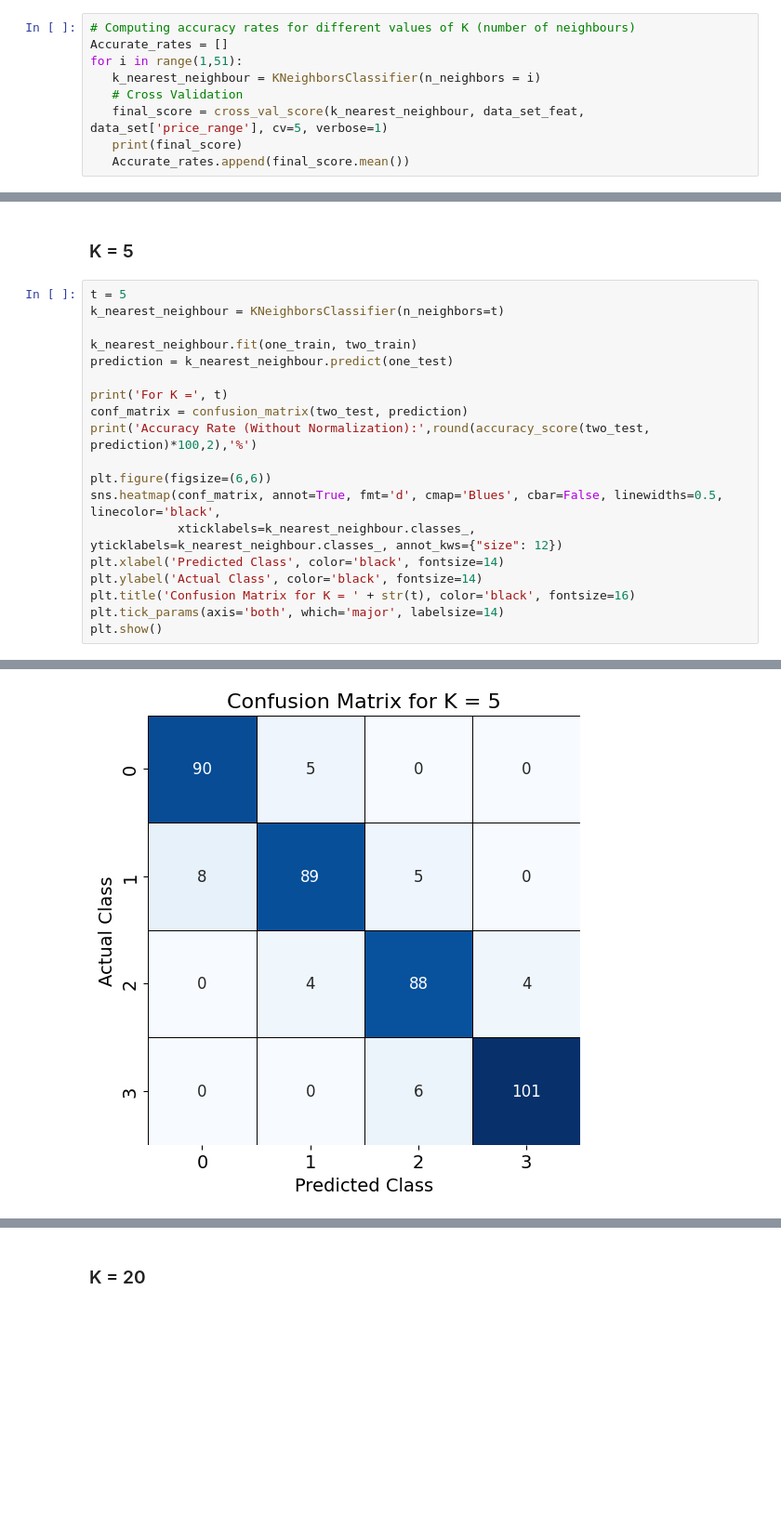
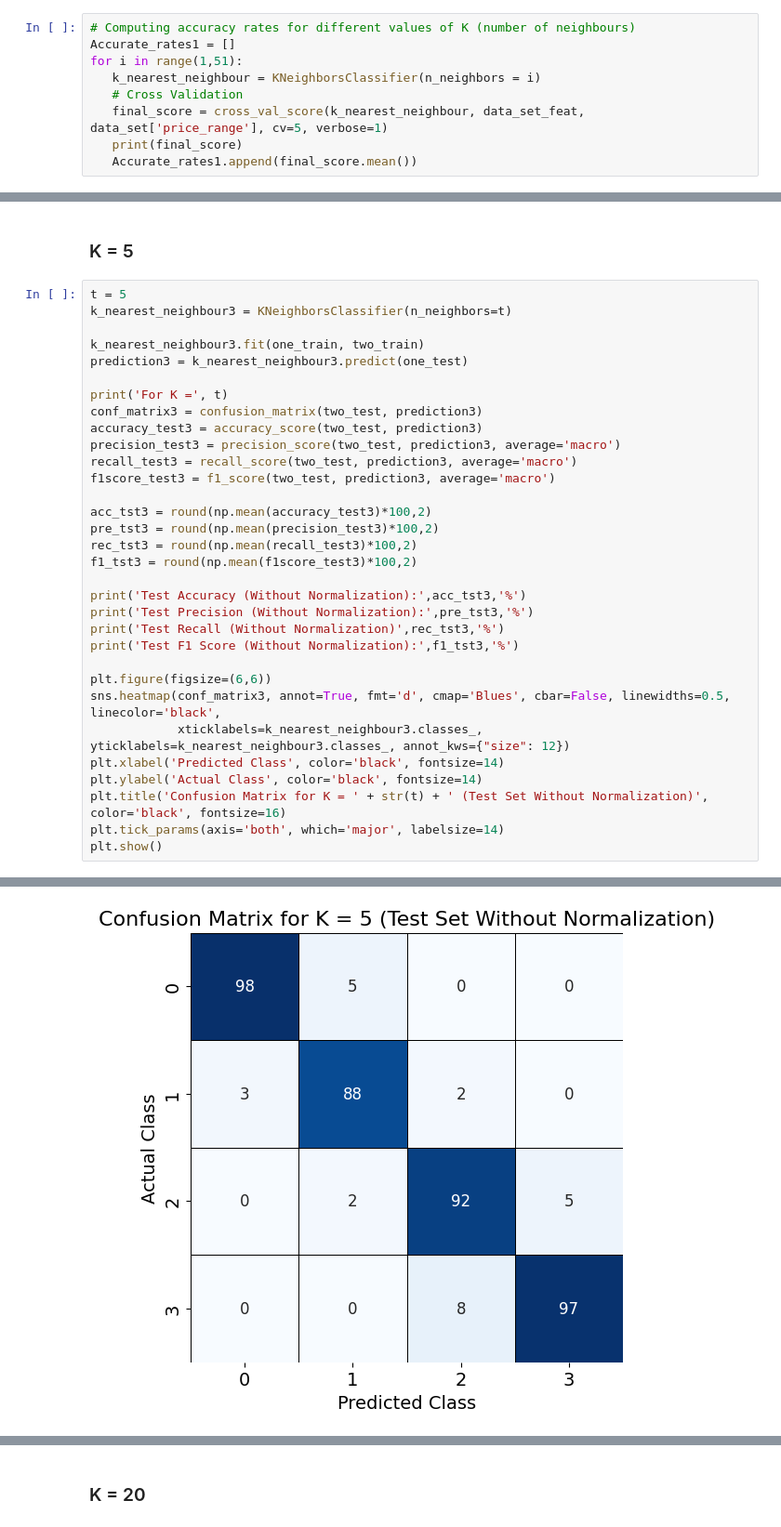
Before and after one commit to Mouleshwar3238/Mobile_Price_Classification, a Jupyter notebook: KNN_MPC.ipynb, the cells around one changed output, grey strips where cells are left out. Shown at 93% size. Saved outputs shown, nothing was run; the diff lists cells and outputs as text; blank space fills up the shorter version.

```diff
--- a/KNN_MPC.ipynb
+++ b/KNN_MPC.ipynb
@@ -43,13 +43,13 @@ data_set_feat = np.round(data_set_feat, decimals=4)
 one_train, one_test, two_train, two_test = train_test_split(data_set_feat, data_set['price_range'], test_size=0.20)
 # %%
 # Computing accuracy rates for different values of K (number of neighbours)
-Accurate_rates = []
+Accurate_rates1 = []
 for i in range(1,51):
    k_nearest_neighbour = KNeighborsClassifier(n_neighbors = i)
    # Cross Validation
    final_score = cross_val_score(k_nearest_neighbour, data_set_feat, data_set['price_range'], cv=5, verbose=1)
    print(final_score)
-   Accurate_rates.append(final_score.mean())
+   Accurate_rates1.append(final_score.mean())
 # %% [output]
 [0.895  0.915  0.915  0.9125 0.9025]
 [0.875  0.925  0.9025 0.89   0.8825]
@@ -192,21 +224,34 @@ plt.show()
 ### K = 5
 # %%
 t = 5
-k_nearest_neighbour = KNeighborsClassifier(n_neighbors=t)
+k_nearest_neighbour3 = KNeighborsClassifier(n_neighbors=t)
 
-k_nearest_neighbour.fit(one_train, two_train)
-prediction = k_nearest_neighbour.predict(one_test)
+k_nearest_neighbour3.fit(one_train, two_train)
+prediction3 = k_nearest_neighbour3.predict(one_test)
 
 print('For K =', t)
-conf_matrix = confusion_matrix(two_test, prediction)
-print('Accuracy Rate (Without Normalization):',round(accuracy_score(two_test, prediction)*100,2),'%')
+conf_matrix3 = confusion_matrix(two_test, prediction3)
+accuracy_test3 = accuracy_score(two_test, prediction3)
+precision_test3 = precision_score(two_test, prediction3, average='macro')
+recall_test3 = recall_score(two_test, prediction3, average='macro')
+f1score_test3 = f1_score(two_test, prediction3, average='macro')
+
+acc_tst3 = round(np.mean(accuracy_test3)*100,2)
+pre_tst3 = round(np.mean(precision_test3)*100,2)
+rec_tst3 = round(np.mean(recall_test3)*100,2)
+f1_tst3 = round(np.mean(f1score_test3)*100,2)
+
+print('Test Accuracy (Without Normalization):',acc_tst3,'%')
+print('Test Precision (Without Normalization):',pre_tst3,'%')
+print('Test Recall (Without Normalization)',rec_tst3,'%')
+print('Test F1 Score (Without Normalization):',f1_tst3,'%')
 
 plt.figure(figsize=(6,6))
-sns.heatmap(conf_matrix, annot=True, fmt='d', cmap='Blues', cbar=False, linewidths=0.5, linecolor='black',
-            xticklabels=k_nearest_neighbour.classes_, yticklabels=k_nearest_neighbour.classes_, annot_kws={"size": 12})
+sns.heatmap(conf_matrix3, annot=True, fmt='d', cmap='Blues', cbar=False, linewidths=0.5, linecolor='black',
+            xticklabels=k_nearest_neighbour3.classes_, yticklabels=k_nearest_neighbour3.classes_, annot_kws={"size": 12})
 plt.xlabel('Predicted Class', color='black', fontsize=14)
 plt.ylabel('Actual Class', color='black', fontsize=14)
-plt.title('Confusion Matrix for K = ' + str(t), color='black', fontsize=16)
+plt.title('Confusion Matrix for K = ' + str(t) + ' (Test Set Without Normalization)', color='black', fontsize=16)
 plt.tick_params(axis='both', which='major', labelsize=14)
 plt.show()
 # %% [output]
@@ -215,4 +263,4 @@ Accuracy Rate (Without Normalization): 92.0 %
-[figure, old version]
+[figure, new version]
 # %%
 # Plotting the bar graph for frequency distribution of actual and predicted labels
 actual_labels, actual_counts = np.unique(two_test, return_counts=True)
```
Also changed, not shown: parts of 26 cells of this notebook.
